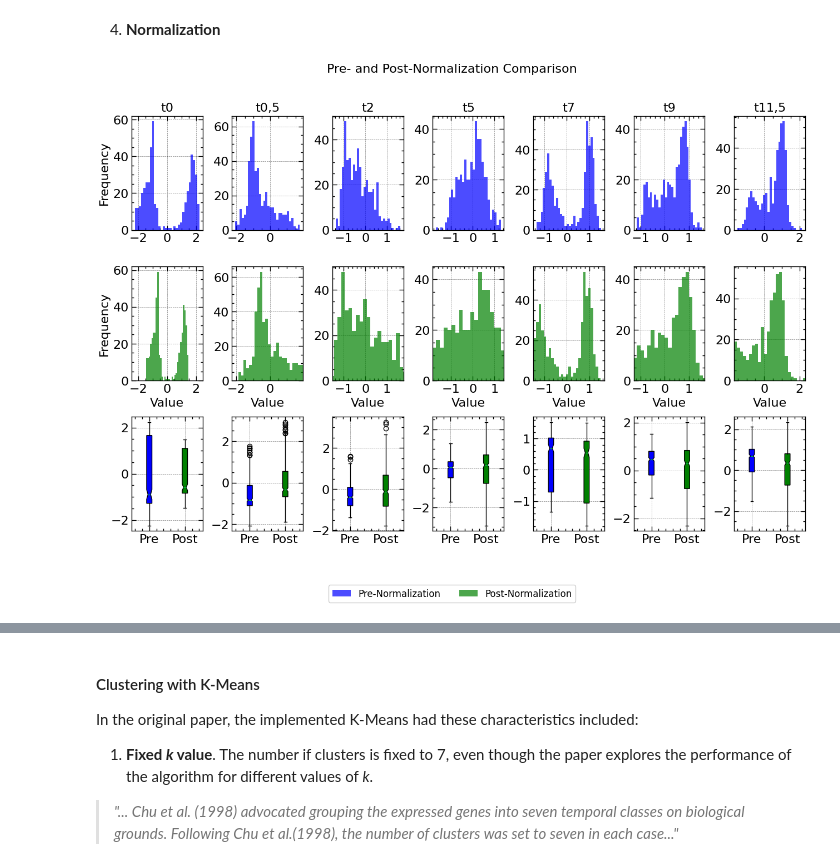
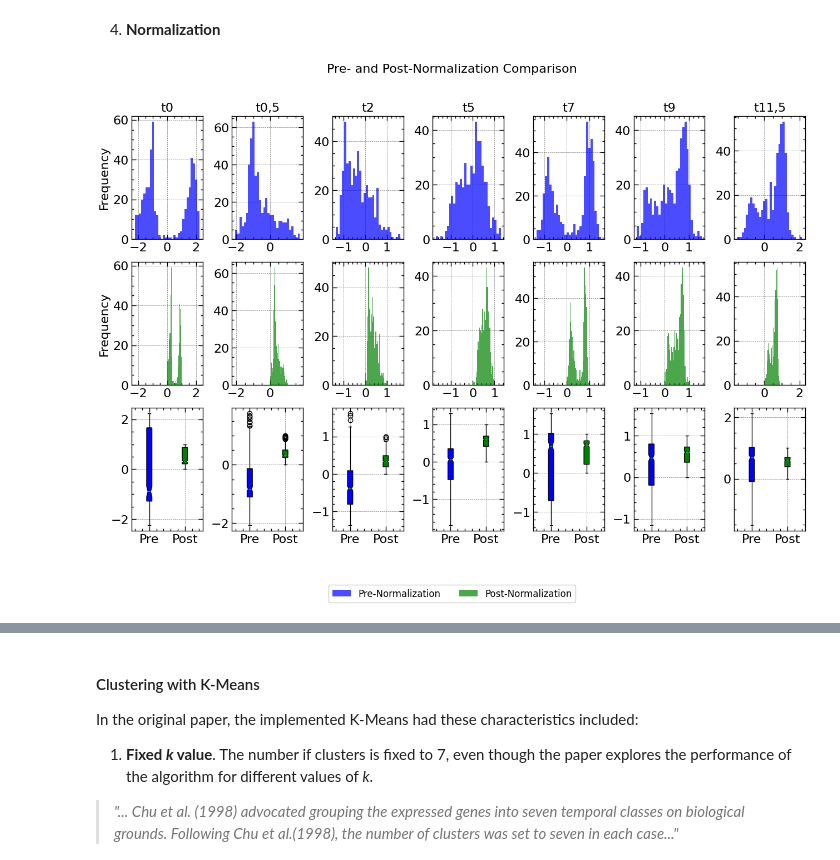
Before and after one commit to MarioPasc/complearn_projects, a Jupyter notebook: Clustering/code/k_means_clustering_sporulaton.ipynb, the cells around one changed output, grey strips where cells are left out. Cells and saved outputs as stored; diff of their text form; code cells hidden in the pictures.

```diff
--- a/Clustering/code/k_means_clustering_sporulaton.ipynb
+++ b/Clustering/code/k_means_clustering_sporulaton.ipynb
@@ -190,8 +192,9 @@ The Y-axis joins genes with similar expression levels, this is useful since we c
 # %% [markdown]
 4. **Normalization**
 # %%
-
-def normalize_data_and_plot(data: pd.DataFrame, columns_to_normalize: list):
+# Assuming `genes_col` is the 'Genes' column from the original data
+# and is a Series or DataFrame with the same length as `data`.
+def normalize_data_and_plot(data: pd.DataFrame, columns_to_normalize: list, method:str ='StandardScaler'):
     """
     Normalizes the specified columns in the dataset using z-score normalization,
     plots pre- and post-normalization data with shared x-axis range, and includes
@@ -208,9 +211,11 @@ def normalize_data_and_plot(data: pd.DataFrame, columns_to_normalize: list):
     # Separating the columns to normalize
     pre_norm_data = data[columns_to_normalize].copy()
 
-    # Applying z-score normalization
-    scaler = StandardScaler()
-    normalized_data = pd.DataFrame(scaler.fit_transform(pre_norm_data), columns=columns_to_normalize)
+    # Applying normalization
+    if method == 'StandardScaler': scaler = StandardScaler()
+    elif method == 'MinMaxScaler': scaler = MinMaxScaler()
+
+    normalized_data = pd.DataFrame(scaler.fit_transform(pre_norm_data), columns=columns_to_normalize, index=data.index)
 
     # Plotting pre- and post-normalization data
     fig, axes = plt.subplots(nrows=3, ncols=len(columns_to_normalize), figsize=(13, 10))
@@ -220,42 +225,41 @@ def normalize_data_and_plot(data: pd.DataFrame, columns_to_normalize: list):
         # Pre-normalization plot
         axes[0, i].hist(pre_norm_data[column], bins=30, color='blue', alpha=0.7, label='Pre-Normalization')
         axes[0, i].set_title(f'{column}')
-        #axes[0, i].set_xlabel('Value')
         axes[0, 0].set_ylabel('Frequency')
 
         # Getting the x-axis limits from pre-normalization data
         x_min, x_max = axes[0, i].get_xlim()
 
         # Post-normalization plot
         axes[1, i].hist(normalized_data[column], bins=30, color='green', alpha=0.7, label='Post-Normalization')
-        #axes[1, i].set_title(f'Post-Normalization: {column}')
-        axes[1, i].set_xlabel('Value')
         axes[1, 0].set_ylabel('Frequency')
-
-        # Setting the same x-axis range for post-normalization
         axes[1, i].set_xlim(x_min, x_max)
 
         # Boxplot for pre- and post-normalization
         boxplots = axes[2, i].boxplot([pre_norm_data[column], normalized_data[column]], patch_artist=True, notch=True)
         axes[2, i].set_xticklabels(['Pre', 'Post'])
-        #axes[2, i].set_title(f'Boxplot: {column}')
 
         # Coloring the boxplots
         boxplots['boxes'][0].set_facecolor('blue')  # Pre-normalization box
         boxplots['boxes'][1].set_facecolor('green')  # Post-normalization box
 
-    # Getting handles and labels from both pre- and post-normalization plots
+    # Common legend for both pre- and post-normalization
     pre_handles, pre_labels = axes[0, 0].get_legend_handles_labels()
     post_handles, post_labels = axes[1, 0].get_legend_handles_labels()
-
-    # Common legend for both pre- and post-normalization
     fig.legend(pre_handles + post_handles, pre_labels + post_labels, loc='lower center', ncol=2, fontsize=12)
 
-    plt.tight_layout(rect=[0, 0.1, 1, 0.96])  # Adjust layout to leave space for the legend
+    plt.tight_layout(rect=[0, 0.1, 1, 0.96])
     plt.show()
 
     return normalized_data
 
-data_normalized = normalize_data_and_plot(data=data, columns_to_normalize=data.columns[1:])
+# Normalizing the data
+data_normalized = normalize_data_and_plot(data=data, columns_to_normalize=data.columns[1:], method='MinMaxScaler')
+
+# Paste the 'Genes' column back into the normalized DataFrame
+data_normalized['Genes'] = data['Genes'].values  # Use aligned indices to prevent NaN values
+
+# Move 'Genes' column to the first position
+data_normalized = data_normalized[['Genes'] + [col for col in data_normalized.columns if col != 'Genes']]
 # %% [output]
-[figure, old version]
+[figure, new version]
```
Also changed, not shown: parts of 16 cells of this notebook, 4 other files.
